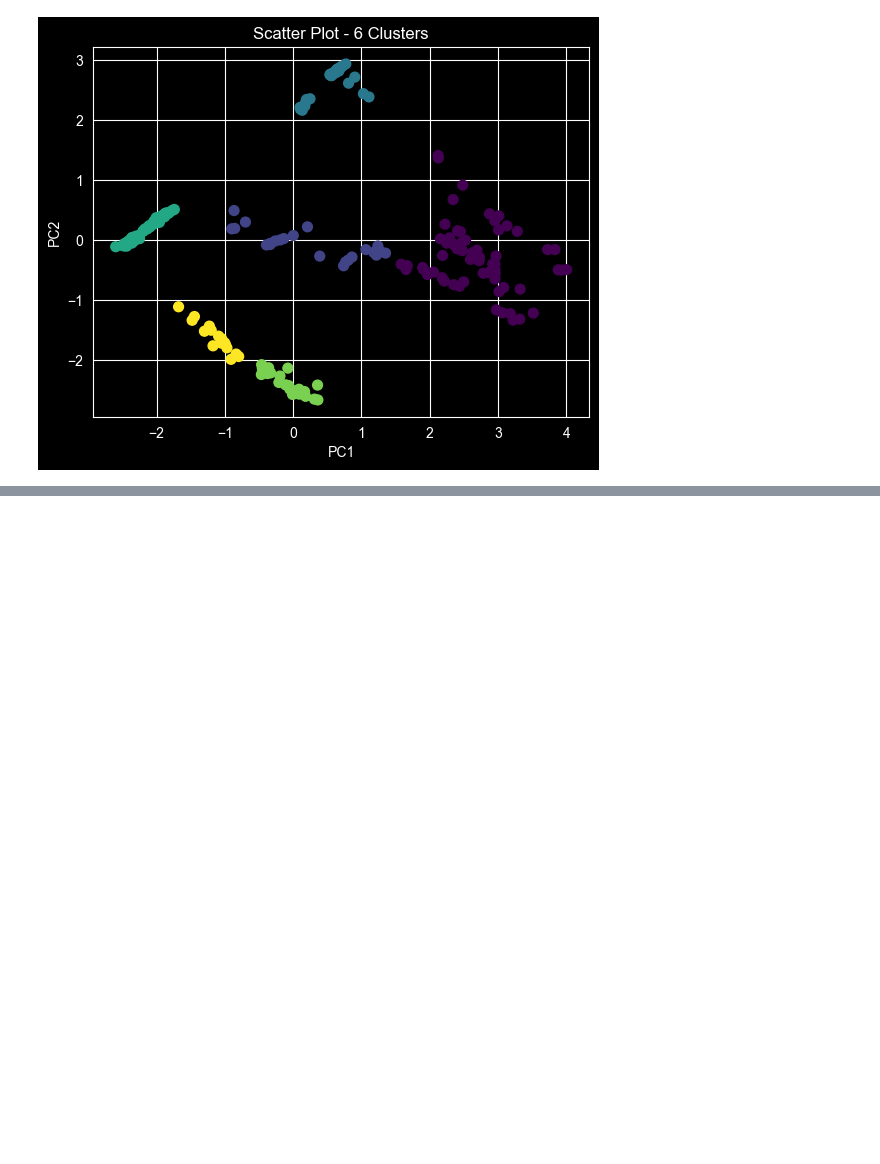
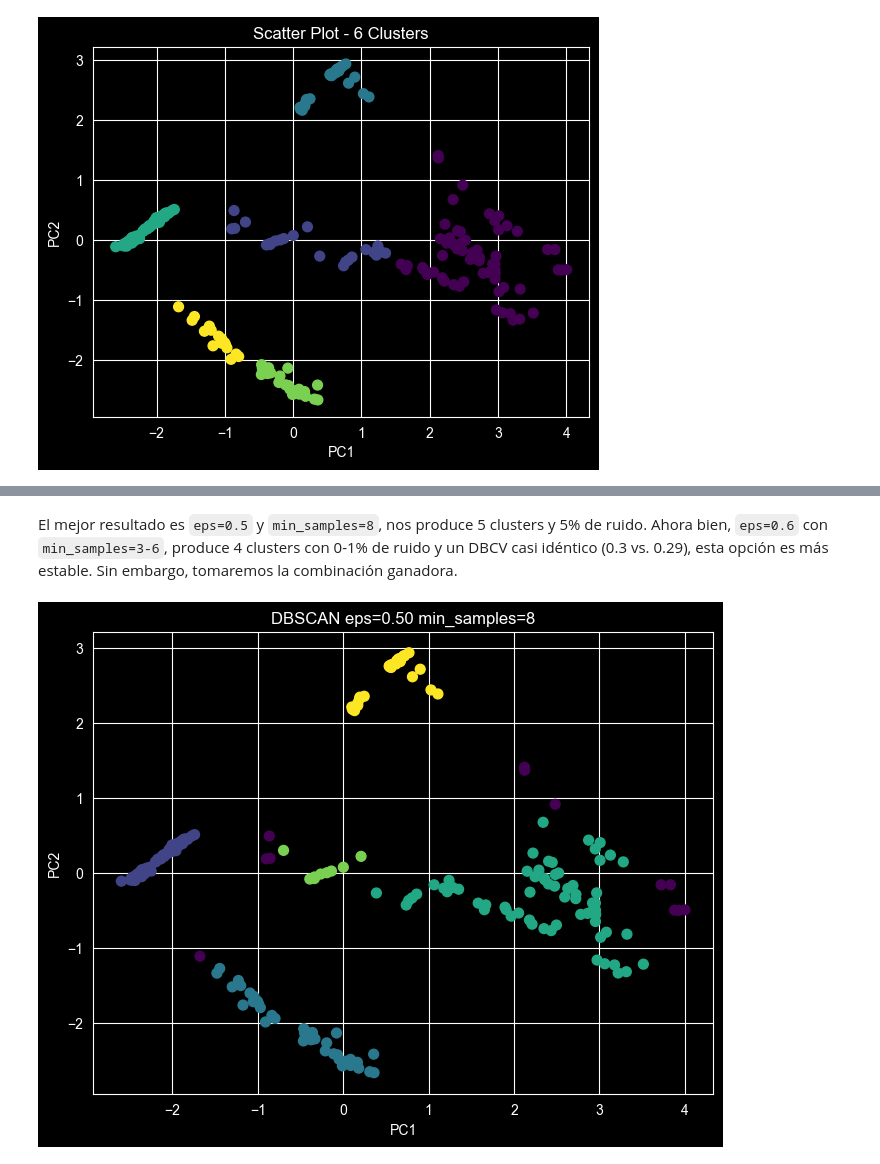
Before and after one commit to mathiasaiva/clustering_practice, a Jupyter notebook: notebooks/clustering.ipynb, the cells around one changed output, grey strips where cells are left out. Cells and saved outputs as stored; diff of their text form; code cells hidden in the pictures; blank space fills up the shorter version.

```diff
--- a/notebooks/clustering.ipynb
+++ b/notebooks/clustering.ipynb
@@ -607,0 +701,14 @@ K=6 Davies-Bouldin: 0.4831
+# %% [markdown]
+El mejor resultado es `eps=0.5` y `min_samples=8`, nos produce 5 clusters y 5% de ruido. Ahora bien, `eps=0.6` con `min_samples=3-6`, produce 4 clusters con 0-1% de ruido y un DBCV casi idéntico (0.3 vs. 0.29), esta opción es más estable. Sin embargo, tomaremos la combinación ganadora.
+# %%
+dbscan = DBSCAN(eps=0.50, min_samples=8)
+dbscan_labels = dbscan.fit_predict(X_pca)
+
+plt.figure(figsize=(8, 6))
+plt.scatter(X_pca[:, 0], X_pca[:, 1], c=dbscan_labels, s=50, cmap='viridis')
+plt.xlabel('PC1')
+plt.ylabel('PC2')
+plt.title('DBSCAN eps=0.50 min_samples=8')
+plt.show()
+# %% [output]
+[figure, added]
```
Also changed, not shown: parts of 9 cells of this notebook.
